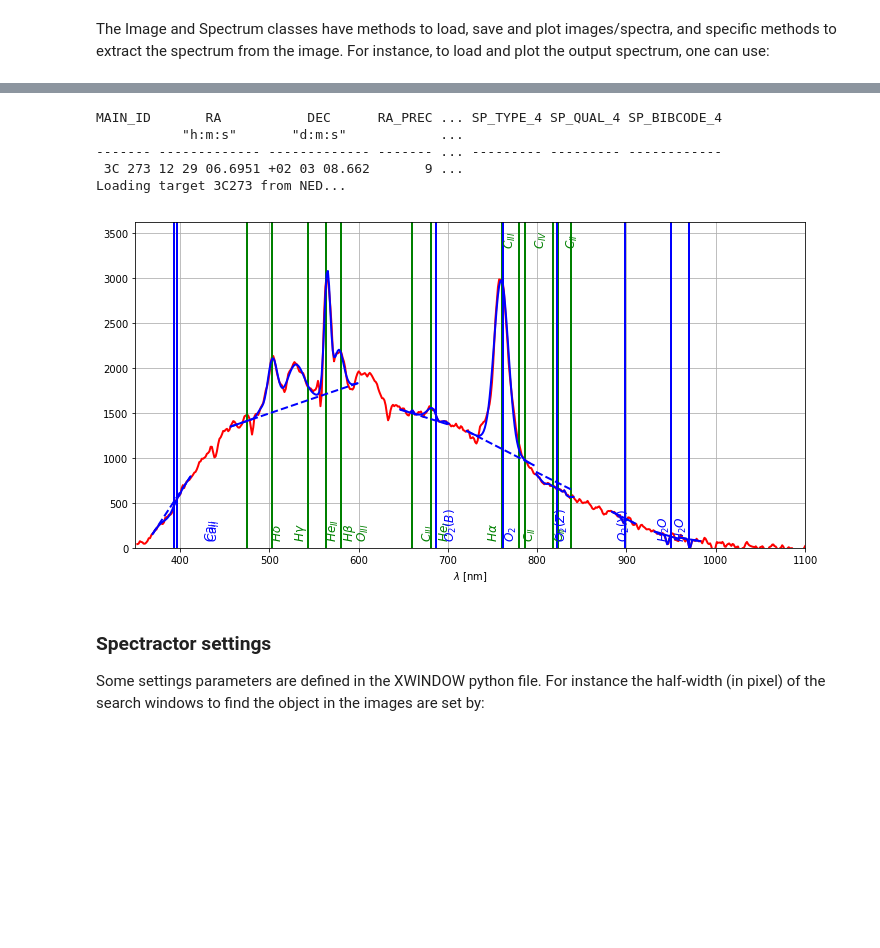
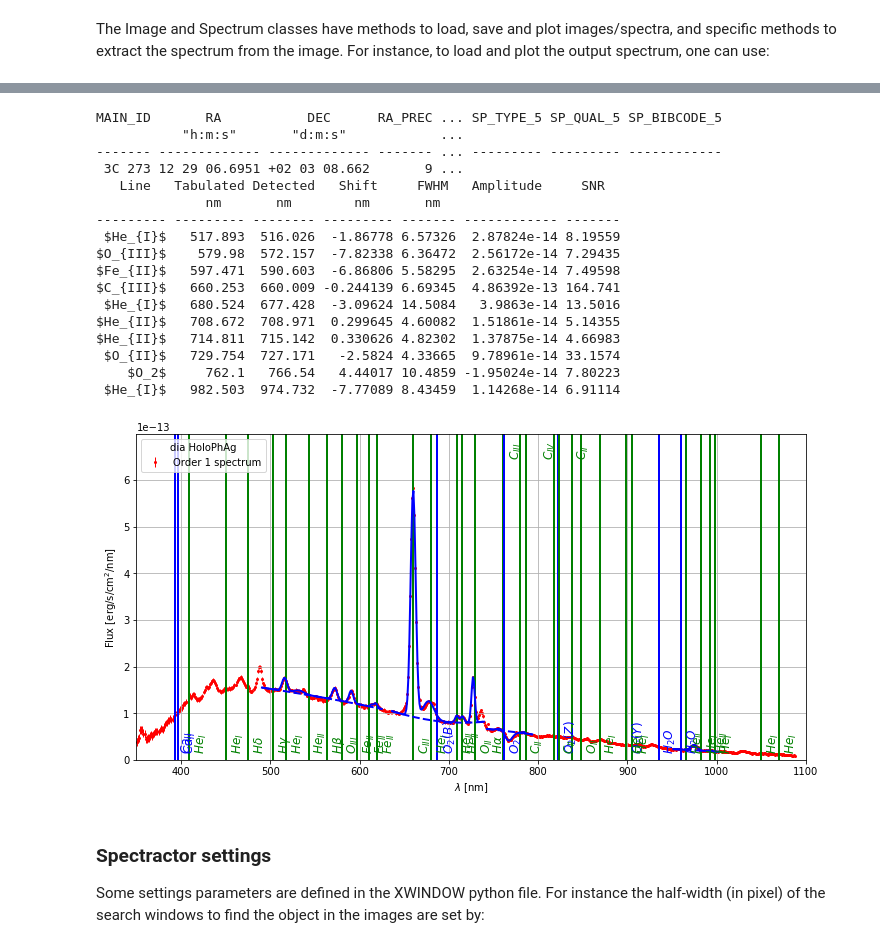
Before and after one commit to LSSTDESC/Spectractor, a Jupyter notebook: notebooks/Spectractor tutorial.ipynb, the cells around one changed output, grey strips where cells are left out. Saved outputs shown, nothing was run; the diff lists cells and outputs as text; code cells hidden in the pictures; blank space fills up the shorter version.

```diff
--- a/notebooks/Spectractor tutorial.ipynb
+++ b/notebooks/Spectractor tutorial.ipynb
@@ -131,6 +145,6 @@ MAIN_ID       RA           DEC      RA_PREC ... SP_TYPE_3 SP_QUAL_3 SP_BIBCODE_3
 # %% [markdown]
 The Image and Spectrum classes have methods to load, save and plot images/spectra, and specific methods to extract the spectrum from the image. For instance, to load and plot the output spectrum, one can use:
 # %%
-spec = Spectrum('./outputs/trim_20170605_007_spectrum.fits')
-spec.plot_spectrum()
+spec = Spectrum('../outputs/reduc_20170605_028_spectrum.fits')
+spec.plot_spectrum(fit=True)
 # %% [output]
@@ -139,9 +153,21 @@ spec.plot_spectrum()
-MAIN_ID       RA           DEC      RA_PREC ... SP_TYPE_4 SP_QUAL_4 SP_BIBCODE_4
+MAIN_ID       RA           DEC      RA_PREC ... SP_TYPE_5 SP_QUAL_5 SP_BIBCODE_5
            "h:m:s"       "d:m:s"            ...
 ------- ------------- ------------- ------- ... --------- --------- ------------
  3C 273 12 29 06.6951 +02 03 08.662       9 ...
-Loading target 3C273 from NED...
+   Line   Tabulated Detected   Shift     FWHM   Amplitude     SNR
+              nm       nm        nm       nm
+--------- --------- -------- --------- ------- ------------ -------
+ $He_{I}$   517.893  516.026  -1.86778 6.57326  2.87824e-14 8.19559
+$O_{III}$    579.98  572.157  -7.82338 6.36472  2.56172e-14 7.29435
+$Fe_{II}$   597.471  590.603  -6.86806 5.58295  2.63254e-14 7.49598
+$C_{III}$   660.253  660.009 -0.244139 6.69345  4.86392e-13 164.741
+ $He_{I}$   680.524  677.428  -3.09624 14.5084   3.9863e-14 13.5016
+$He_{II}$   708.672  708.971  0.299645 4.60082  1.51861e-14 5.14355
+$He_{II}$   714.811  715.142  0.330626 4.82302  1.37875e-14 4.66983
+ $O_{II}$   729.754  727.171   -2.5824 4.33665  9.78961e-14 33.1574
+    $O_2$     762.1   766.54   4.44017 10.4859 -1.95024e-14 7.80223
+ $He_{I}$   982.503  974.732  -7.77089 8.43459  1.14268e-14 6.91114
-[figure, old version]
+[figure, new version]
 # %% [markdown]
 ### Spectractor settings
 
```
Also changed, not shown: parts of 6 cells of this notebook.
